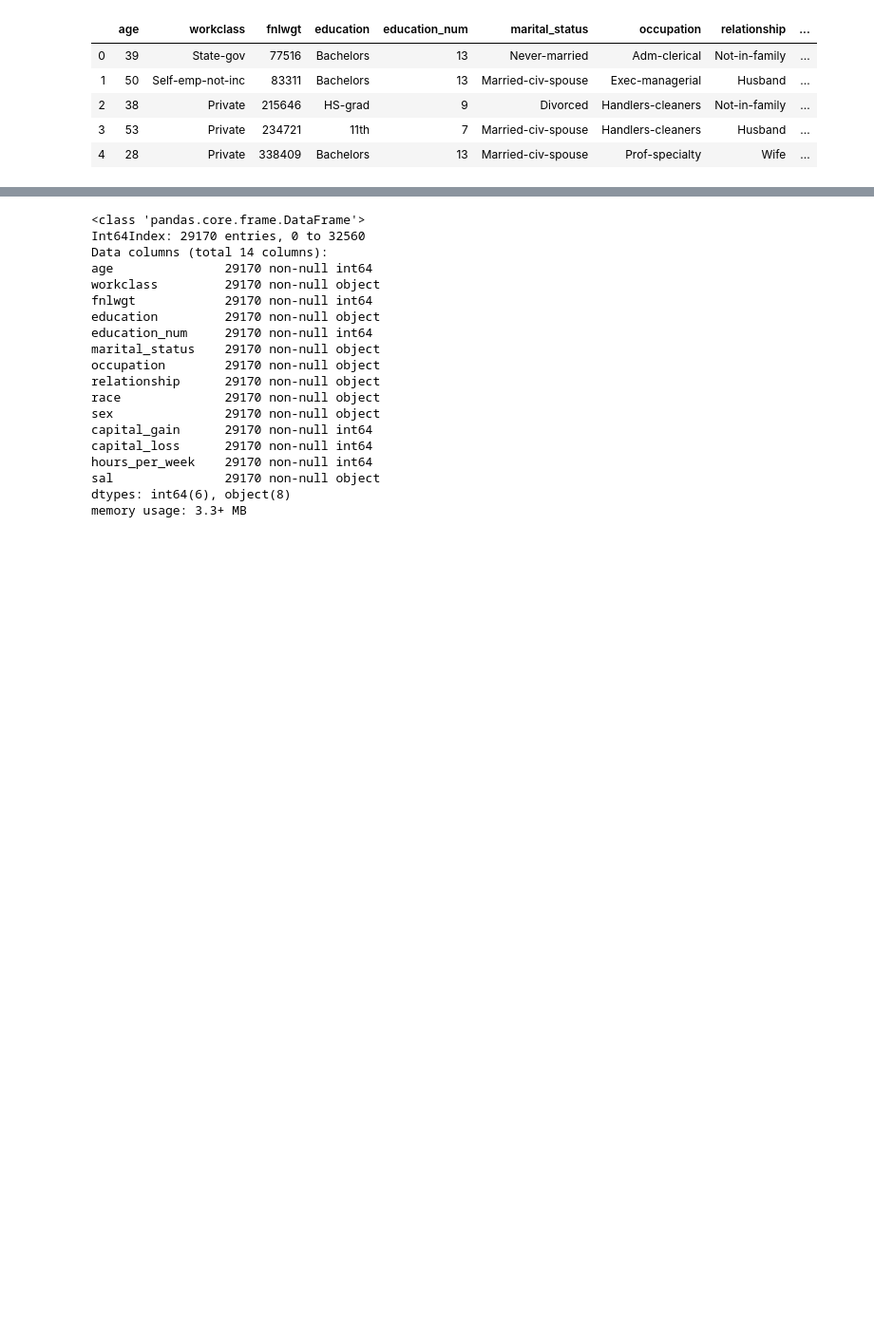
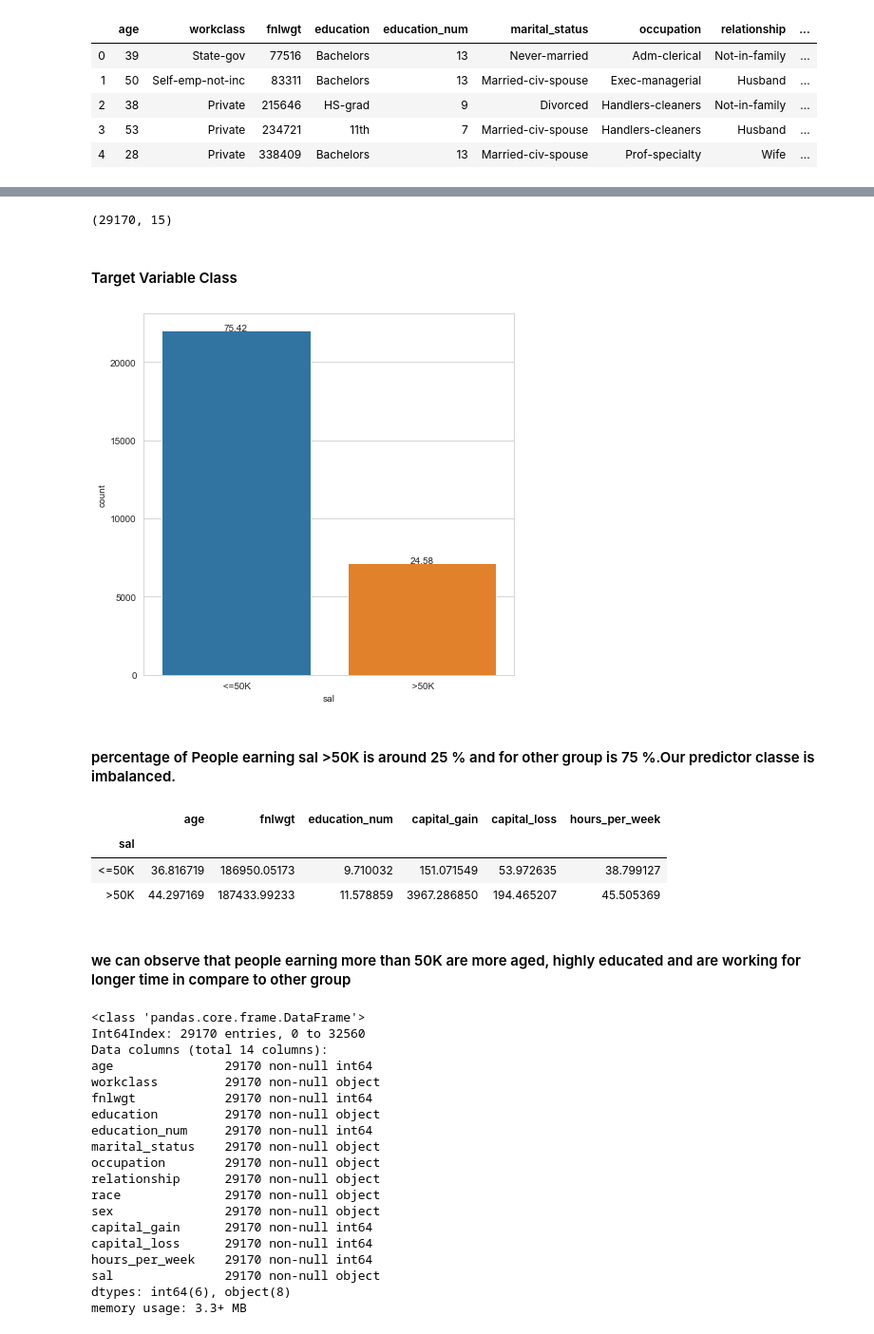
Before and after one commit to SingStuti/Salary-Analysis, a Jupyter notebook: salary_census.ipynb, the cells around one changed output, grey strips where cells are left out. Shown at 95% size. Drawn from its saved outputs; the diff is of its cells as text; code cells hidden in the pictures; blank space fills up the shorter version.

```diff
--- a/salary_census.ipynb
+++ b/salary_census.ipynb
@@ -50 +71,32 @@ Name: education, dtype: int64
+# %%
+usa_df.shape
+# %% [output]
+(29170, 15)
+# %% [markdown]
+#### Target Variable Class
+# %%
+plt.figure(figsize=(7,7))
+total = float(len(usa_df) )
+
+ax = sns.countplot(x="sal", data=usa_df)
+for p in ax.patches:
+    height = p.get_height()
+    ax.text(p.get_x()+p.get_width()/2.,
+            height + 3,
+            '{:1.2f}'.format((height/total)*100),
+            ha="center")
+plt.show()
+# %% [output]
+[figure, added]
+# %% [markdown]
+#### percentage of People earning sal >50K is around 25 % and for other group is 75 %.Our predictor classe is imbalanced.
+# %%
+usa_df.groupby('sal').mean()
+# %% [output]
+|  | age | fnlwgt | education_num | capital_gain | capital_loss | hours_per_week |
+| sal |  |  |  |  |  |  |
+| <=50K | 36.816719 | 186950.05173 | 9.710032 | 151.071549 | 53.972635 | 38.799127 |
+| >50K | 44.297169 | 187433.99233 | 11.578859 | 3967.286850 | 194.465207 | 45.505369 |
+# %% [markdown]
+#### we can observe that people earning more than 50K are more aged, highly educated and are working for longer time in compare to other group
 # %%
```
Also changed, not shown: parts of 99 cells of this notebook, 1 other file.
